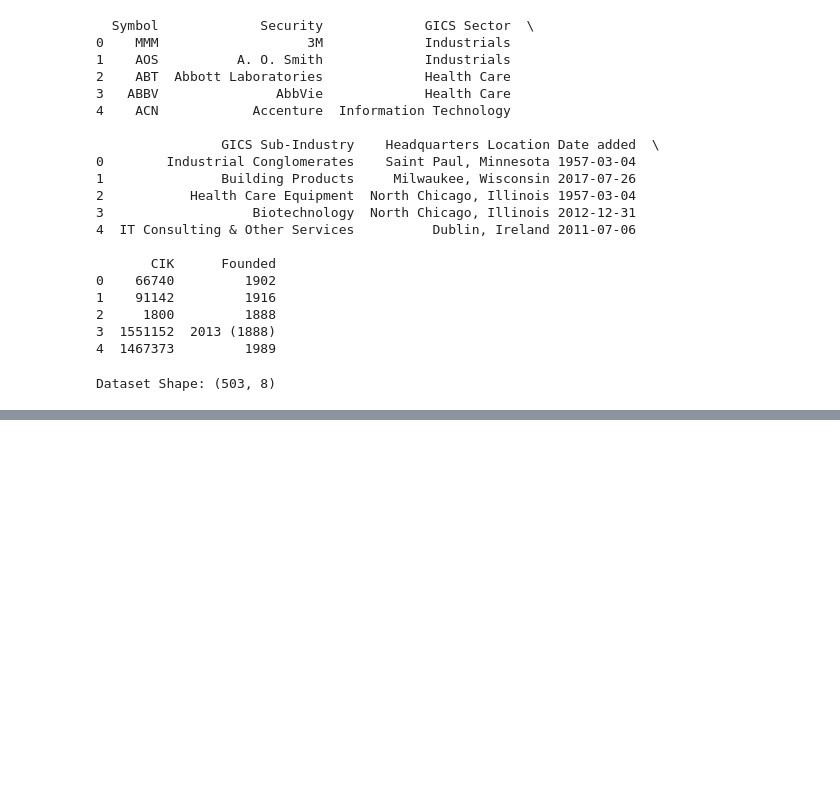
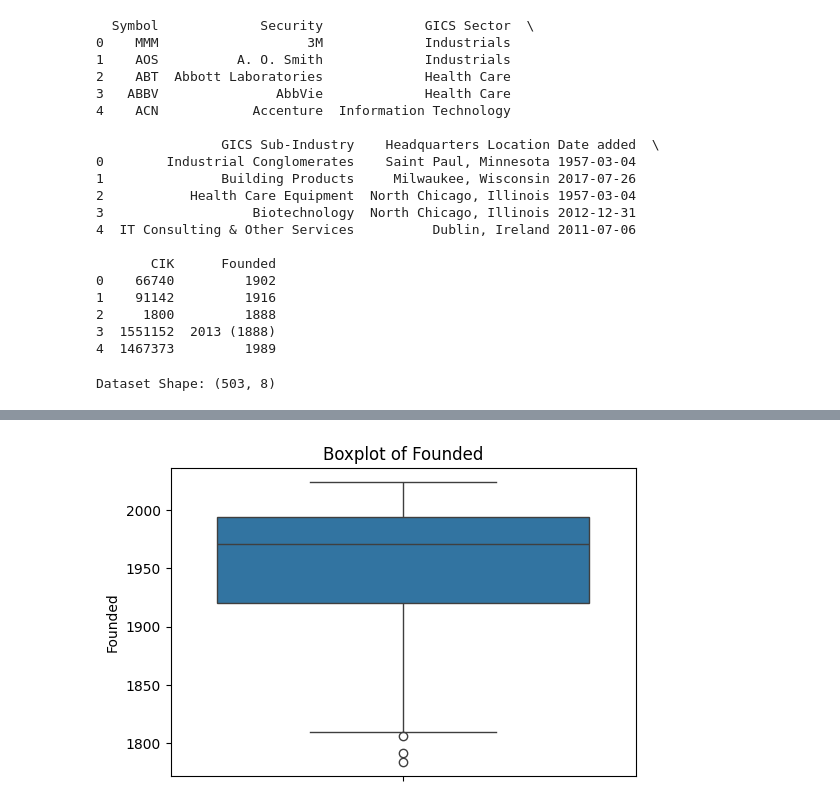
Before and after one commit to Teja220/EDA, a Jupyter notebook: 21BDS0277.ipynb, the cells around one changed output, grey strips where cells are left out. Cells and saved outputs as stored; diff of their text form; code cells hidden in the pictures; blank space fills up the shorter version.

```diff
--- a/21BDS0277.ipynb
+++ b/21BDS0277.ipynb
@@ -52,0 +133,7 @@ First 5 rows:
+# %%
+plt.figure(figsize=(6, 4))
+sns.boxplot(y=eda_df['Founded'])
+plt.title('Boxplot of Founded')
+plt.show()
+# %% [output]
+[figure, added]
```
Also changed, not shown: parts of 29 cells of this notebook.
